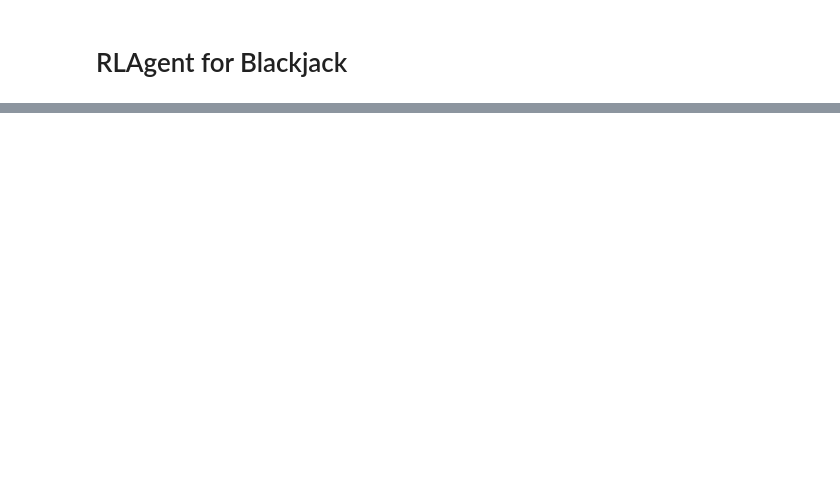
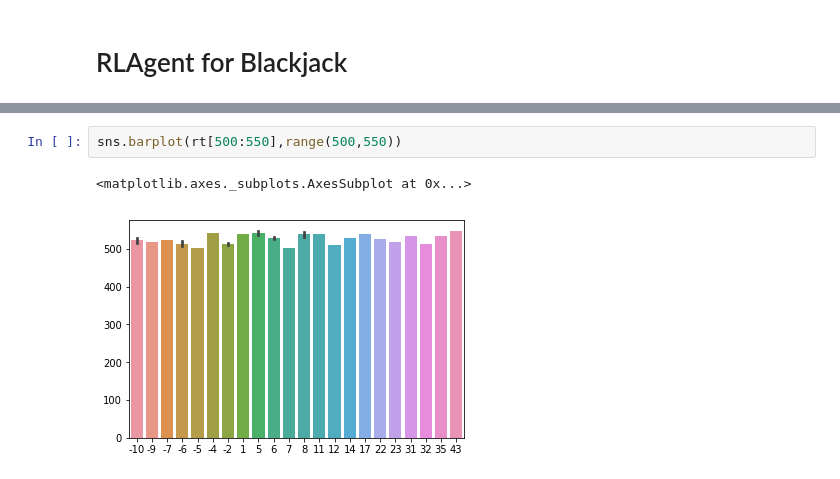
Before and after one commit to himanshudhawale/ReinforcementLearning-Blackjack, a Jupyter notebook: blackjack.ipynb, the cells around one changed output, grey strips where cells are left out. Saved outputs shown, nothing was run; the diff lists cells and outputs as text; blank space fills up the shorter version.

```diff
--- a/blackjack.ipynb
+++ b/blackjack.ipynb
@@ -818,0 +803,5 @@ for i in range(11):
+# %%
+sns.barplot(rt[500:550],range(500,550))
+# %% [output]
+<matplotlib.axes._subplots.AxesSubplot at 0x...>
+[figure, added]
```
Also changed, not shown: parts of 100 cells of this notebook, 6 other files.
